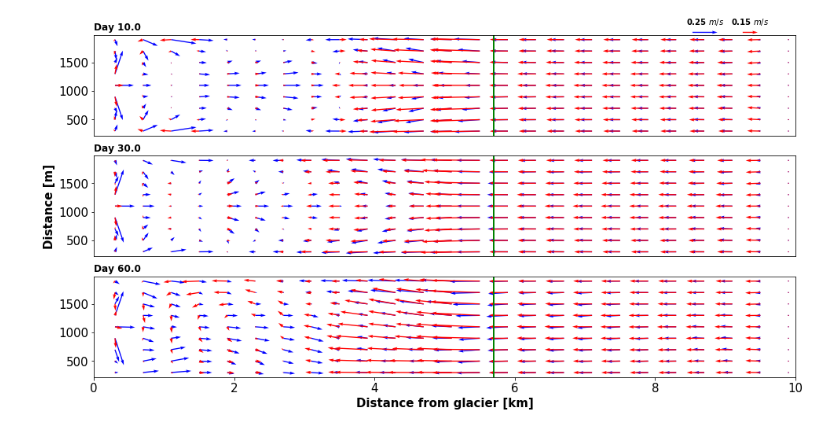
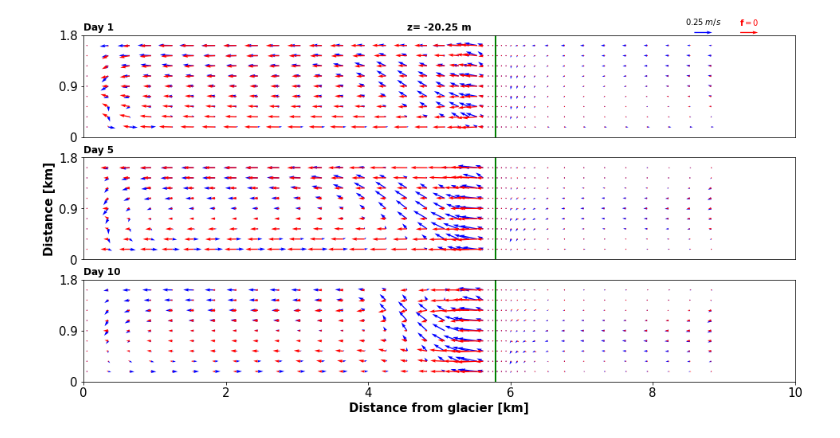
Before and after one commit to weiyangbao/Jupyter-Iceplume, a Jupyter notebook: PlaneView.ipynb, the cells around one changed output. Cells and saved outputs as stored; diff of their text form; code cells hidden in the pictures.

Commit message:
change:add comparison between rotating and non-rotating run results

```diff
--- a/PlaneView.ipynb
+++ b/PlaneView.ipynb
@@ -9,0 +6,14 @@ Qsg = 700
+# %%
+Qsg = 700
+hs = 12
+File1 = xr.open_dataset('/Volumes/Extreme SSD/MITgcm outputs/qf' + str(format(Qsg,'03d')) + '_rot/state_' + str(format(hs,'03d')) + '.nc')
+T0 = 0 # or 81/275 for one/two week run
+Tn = len(File1.T)
+State1 = File1.isel(X=range(120), Xp1=range(121), Y=range(30,39), Yp1=range(30,40), T=range(T0,Tn))
+
+
+File2 = xr.open_dataset('/Volumes/Extreme SSD/MITgcm outputs/qf' + str(format(Qsg,'03d')) + '_long/state_' + str(format(hs,'03d')) + '.nc')
+State2 = File2.isel(X=range(120), Xp1=range(121), Y=range(30,39), Yp1=range(30,40), T=range(T0,Tn))
+
+
+State1.Z.data[14]
@@ -32,52 +51,62 @@ state.Z.data[z[0]]
 # %%
-u1[:,:,::2] = np.nan
-v1[:,:,::2] = np.nan
-u2[:,:,::2] = np.nan
-v2[:,:,::2] = np.nan
+#u1[:,:,::2] = np.nan
+#v1[:,:,::2] = np.nan
+#u2[:,:,::2] = np.nan
+#v2[:,:,::2] = np.nan
+skip=(slice(None,None,3))
 
-fig_path = "/Users/weiyangbao/Documents/Jupyter_Figs/Sill012/PlaneView/"
+
+fig_path = "/Users/weiyangbao/Documents/Results_Figs/PlaneView/"
 #fig_path = "/home/1959/Jupyter_Figs/sill30/Along_fjord_animation_Qf0200/"
 if not os.path.exists(fig_path):
     os.makedirs(fig_path)
 
 fig = plt.figure(figsize=(16,8))
+fig.tight_layout()
 # Plot time 1 velocity field
 ax1 = fig.add_subplot(311)
-Q_11 = ax1.quiver(X,Y,u1[t[0],:,:], v1[t[0],:,:],scale=7, width=0.0015, color='b')
-Q_12 = ax1.quiver(X,Y,u2[t[0],:,:], v2[t[0],:,:],scale=7, width=0.0015, color='r')
+Q_11 = ax1.quiver(X[skip],Y,u1[t[0],:,skip], v1[t[0],:,skip],scale=10, width=0.0015, color='b')
+Q_12 = ax1.quiver(X[skip],Y,u2[t[0],:,skip], v2[t[0],:,skip],scale=10, width=0.0015, color='r')
 ax1.set_xlim([0,10])
-ax1.axvline(x=X[28],color='g',linewidth=2)
+ax1.axvline(x=X[71],color='g',linewidth=2)
 plt.yticks(fontsize = 15)
-ax1.quiverkey(Q_11, 0.8, 0.886, 0.25,r'0.25 $m/s$', fontproperties={'weight': 'bold', 'size' : 10}, coordinates='figure')
-ax1.quiverkey(Q_12, 0.85, 0.886, 0.15,r'0.15 $m/s$', fontproperties={'weight': 'bold', 'size' : 10}, coordinates='figure')
-ax1.set_title('Day ' + str(format(t[0]/2,'.1f')), loc='left', weight='bold')
+ax1.quiverkey(Q_11, 0.8, 0.886, 0.25,r'0.25 $m/s$', fontproperties={'size' : 10}, coordinates='figure')
+#ax1.quiverkey(Q_12, 0.85, 0.886, 0.15,r'0.15 $m/s$', fontproperties={'weight': 'bold', 'size' : 10}, coordinates='figure')
+ax1.quiverkey(Q_12, 0.85, 0.886, 0.25,r'$\mathbf{f}=0$', fontproperties={'size' : 10}, coordinates='figure', labelcolor='r')
+ax1.set_title('Day ' + str(format(t[0]/24,'.0f')), loc='left', weight='bold')
+ax1.set_title('z= ' + str(State1.Z.data[z]) + ' m', loc='center', weight='bold')
 ax1.axes.get_xaxis().set_visible(False)
+dy = 200
+ax1.set_yticks([Y[0]-dy, Y[4], Y[8]+dy])
+ax1.set_yticklabels(["0","0.9","1.8"], size=15)
 
 # Plot time 2 velocity field
 ax2 = fig.add_subplot(312)
-Q_21 = ax2.quiver(X,Y,u1[t[1],:,:], v1[t[1],:,:],scale=7, width=0.0015, color='b')
-Q_22 = ax2.quiver(X,Y,u2[t[1],:,:], v2[t[1],:,:],scale=7, width=0.0015, color='r')
+Q_21 = ax2.quiver(X[skip],Y,u1[t[1],:,skip], v1[t[1],:,skip],scale=10, width=0.0015, color='b')
+Q_22 = ax2.quiver(X[skip],Y,u2[t[1],:,skip], v2[t[1],:,skip],scale=10, width=0.0015, color='r')
 ax2.set_xlim([0,10])
-ax2.axvline(x=X[28],color='g',linewidth=2)
+ax2.axvline(x=X[71],color='g',linewidth=2)
 plt.yticks(fontsize = 15)
-ax2.set_ylabel('Distance [m]', size = 15, weight = 'bold')
-ax2.set_title('Day ' + str(format(t[1]/2,'.1f')), loc='left', weight='bold')
+ax2.set_ylabel('Distance [km]', size = 15, weight = 'bold')
+ax2.set_title('Day ' + str(format(t[1]/24,'.0f')), loc='left', weight='bold')
 ax2.axes.get_xaxis().set_visible(False)
-
+ax2.set_yticks([Y[0]-dy, Y[4], Y[8]+dy])
+ax2.set_yticklabels(["0","0.9","1.8"], size=15)
 
 
 # Plot time 3 velocity field
 ax3 = fig.add_subplot(313)
-Q_31 = ax3.quiver(X,Y,u1[t[2],:,:], v1[t[2],:,:],scale=7, width=0.0015, color='b')
-Q_32 = ax3.quiver(X,Y,u2[t[2],:,:], v2[t[2],:,:],scale=7, width=0.0015, color='r')
+Q_31 = ax3.quiver(X[skip],Y,u1[t[2],:,skip], v1[t[2],:,skip],scale=10, width=0.0015, color='b')
+Q_32 = ax3.quiver(X[skip],Y,u2[t[2],:,skip], v2[t[2],:,skip],scale=10, width=0.0015, color='r')
 ax3.set_xlim([0,10])
-ax3.axvline(x=X[28],color='g',linewidth=2)
+ax3.axvline(x=X[71],color='g',linewidth=2)
 plt.xticks(fontsize = 15)
 plt.yticks(fontsize = 15)
-ax3.set_title('Day ' + str(format(t[2]/2,'.1f')), loc='left', weight='bold')
+ax3.set_title('Day ' + str(format(t[2]/24,'.0f')), loc='left', weight='bold')
 ax3.set_xlabel('Distance from glacier [km]', size = 15, weight = 'bold')
-
+ax3.set_yticks([Y[0]-dy, Y[4], Y[8]+dy])
+ax3.set_yticklabels(["0","0.9","1.8"], size=15)
 #plt.close()
-fig.savefig(fig_path + 'Qsg' + str(Qsg) + '.png', dpi = 150, bbox_inches='tight')
+fig.savefig(fig_path + 'Plan' + str(z) + '.png', dpi=200, bbox_inches='tight')
 # %% [output]
-[figure, old version]
+[figure, new version]
```
Also changed, not shown: parts of 3 cells of this notebook.
